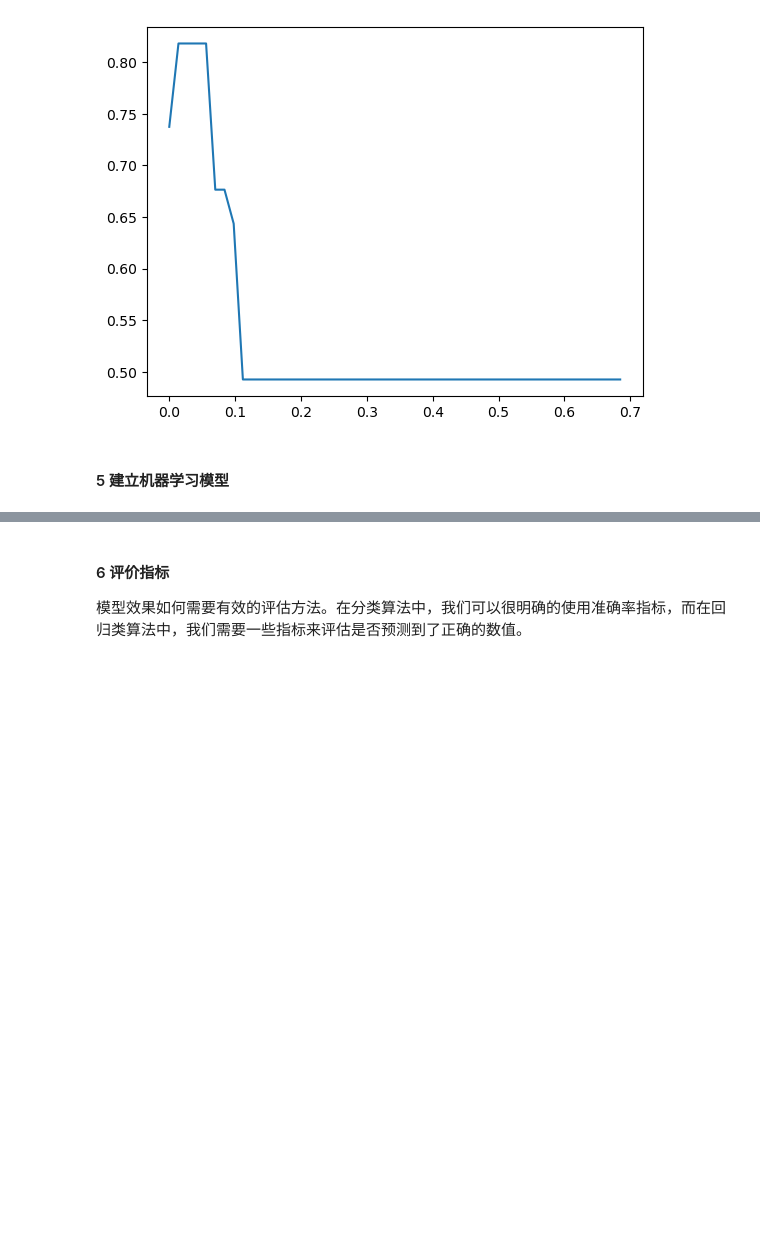
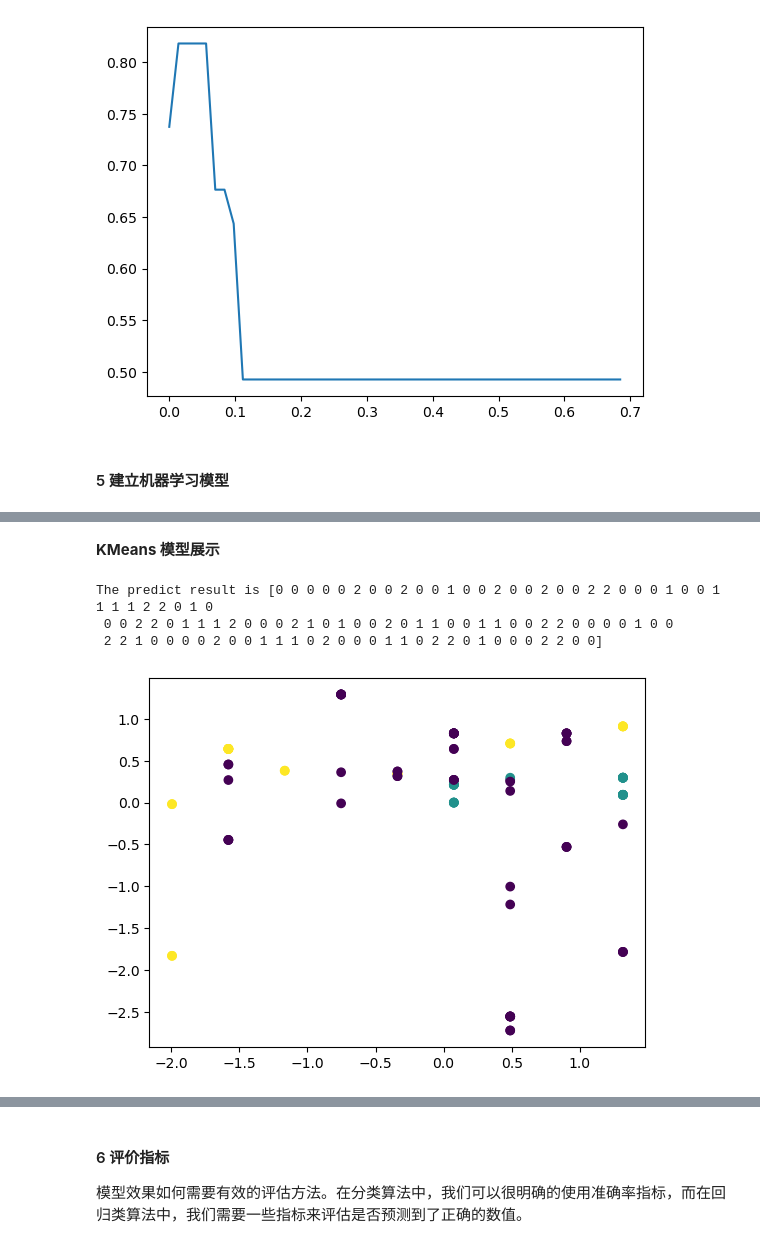
Before and after one commit to dptech-corp/bohrium-notebook, a Jupyter notebook: Proem/CH/Scikit_Learn_Quick_Start_Tutorial.ipynb, the cells around one changed output, grey strips where cells are left out. Cells and saved outputs as stored; diff of their text form; code cells hidden in the pictures; blank space fills up the shorter version.

```diff
--- a/Proem/CH/Scikit_Learn_Quick_Start_Tutorial.ipynb
+++ b/Proem/CH/Scikit_Learn_Quick_Start_Tutorial.ipynb
@@ -663,0 +689,21 @@ The predict score is 0.7951077576074721
+# %% [markdown]
+**KMeans 模型展示**
+# %%
+from sklearn.cluster import KMeans  # 导入KMeans模块
+
+kmeans = KMeans(n_clusters=3, random_state=0)  # 实例化一个模型, 设置聚类中心为3
+kmeans.fit(Xtrain)  # 用训练集数据进行训练
+Ypred = kmeans.predict(Xtest)  # 对测试结果进行预测
+
+# 不能直接使用score方法，因为KMeans是无监督学习，没有Ytest可以用来计算分数
+# 若要评估模型，可以使用轮廓系数等方法，这里仅展示预测结果
+print(f'The predict result is {Ypred}')
+
+# 绘制预测结果图
+plt.scatter(Xtest[:, 0], Xtest[:, 1], c=Ypred, cmap='viridis')  # 根据预测结果绘制散点图
+plt.show()
+# %% [output]
+The predict result is [0 0 0 0 0 2 0 0 2 0 0 1 0 0 2 0 0 2 0 0 2 2 0 0 0 1 0 0 1 1 1 1 2 2 0 1 0
+ 0 0 2 2 0 1 1 1 2 0 0 0 2 1 0 1 0 0 2 0 1 1 0 0 1 1 0 0 2 2 0 0 0 0 1 0 0
+ 2 2 1 0 0 0 0 2 0 0 1 1 1 0 2 0 0 0 1 1 0 2 2 0 1 0 0 0 2 2 0 0]
+[figure, added]
```
Also changed, not shown: parts of 26 cells of this notebook, 9 other files.
